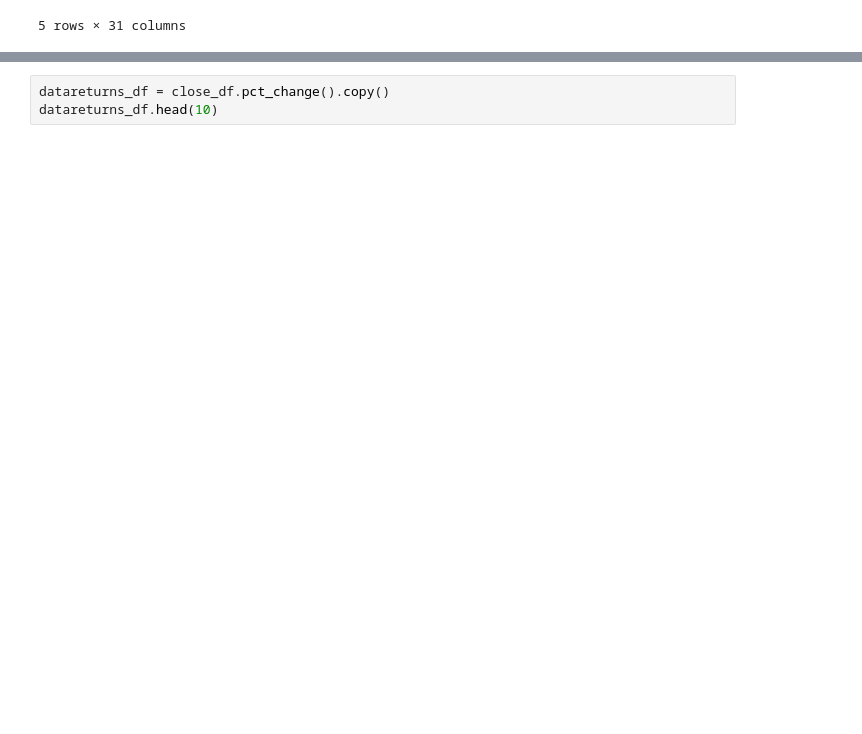
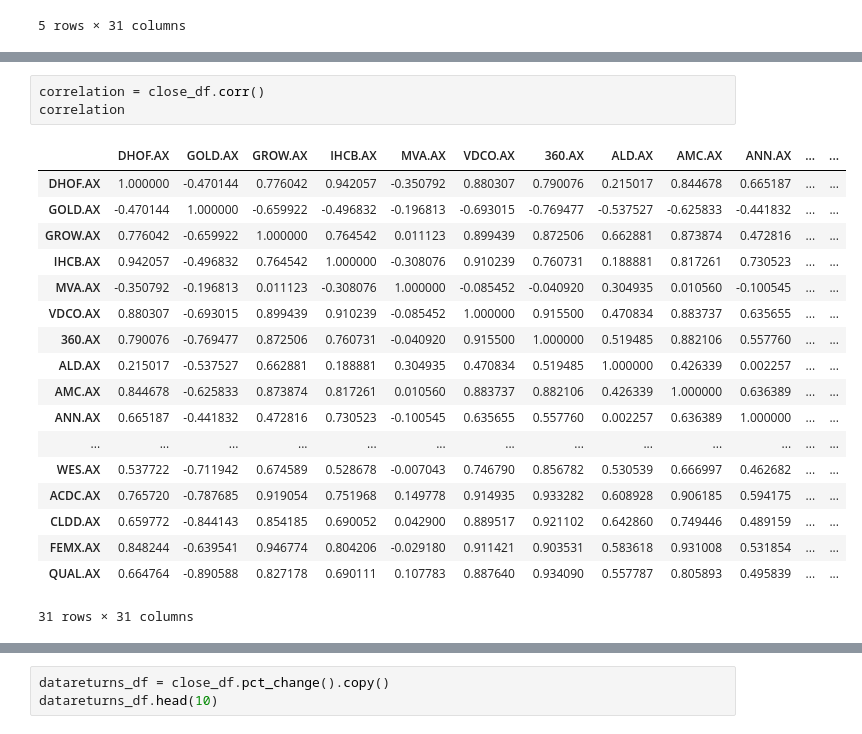
Before and after one commit to JimP315/PossibleAPI, a Jupyter notebook: PossibleAPI.ipynb, the cells around one changed output, grey strips where cells are left out. Drawn from its saved outputs; the diff is of its cells as text; blank space fills up the shorter version.

```diff
--- a/PossibleAPI.ipynb
+++ b/PossibleAPI.ipynb
@@ -38,0 +62,22 @@ close_df.head()
+# %%
+correlation = close_df.corr()
+correlation
+# %% [output]
+|  | DHOF.AX | GOLD.AX | GROW.AX | IHCB.AX | MVA.AX | VDCO.AX | 360.AX | ALD.AX | AMC.AX | ANN.AX | ... | ... |
+| DHOF.AX | 1.000000 | -0.470144 | 0.776042 | 0.942057 | -0.350792 | 0.880307 | 0.790076 | 0.215017 | 0.844678 | 0.665187 | ... | ... |
+| GOLD.AX | -0.470144 | 1.000000 | -0.659922 | -0.496832 | -0.196813 | -0.693015 | -0.769477 | -0.537527 | -0.625833 | -0.441832 | ... | ... |
+| GROW.AX | 0.776042 | -0.659922 | 1.000000 | 0.764542 | 0.011123 | 0.899439 | 0.872506 | 0.662881 | 0.873874 | 0.472816 | ... | ... |
+| IHCB.AX | 0.942057 | -0.496832 | 0.764542 | 1.000000 | -0.308076 | 0.910239 | 0.760731 | 0.188881 | 0.817261 | 0.730523 | ... | ... |
+| MVA.AX | -0.350792 | -0.196813 | 0.011123 | -0.308076 | 1.000000 | -0.085452 | -0.040920 | 0.304935 | 0.010560 | -0.100545 | ... | ... |
+| VDCO.AX | 0.880307 | -0.693015 | 0.899439 | 0.910239 | -0.085452 | 1.000000 | 0.915500 | 0.470834 | 0.883737 | 0.635655 | ... | ... |
+| 360.AX | 0.790076 | -0.769477 | 0.872506 | 0.760731 | -0.040920 | 0.915500 | 1.000000 | 0.519485 | 0.882106 | 0.557760 | ... | ... |
+| ALD.AX | 0.215017 | -0.537527 | 0.662881 | 0.188881 | 0.304935 | 0.470834 | 0.519485 | 1.000000 | 0.426339 | 0.002257 | ... | ... |
+| AMC.AX | 0.844678 | -0.625833 | 0.873874 | 0.817261 | 0.010560 | 0.883737 | 0.882106 | 0.426339 | 1.000000 | 0.636389 | ... | ... |
+| ANN.AX | 0.665187 | -0.441832 | 0.472816 | 0.730523 | -0.100545 | 0.635655 | 0.557760 | 0.002257 | 0.636389 | 1.000000 | ... | ... |
+| ... | ... | ... | ... | ... | ... | ... | ... | ... | ... | ... | ... | ... |
+| WES.AX | 0.537722 | -0.711942 | 0.674589 | 0.528678 | -0.007043 | 0.746790 | 0.856782 | 0.530539 | 0.666997 | 0.462682 | ... | ... |
+| ACDC.AX | 0.765720 | -0.787685 | 0.919054 | 0.751968 | 0.149778 | 0.914935 | 0.933282 | 0.608928 | 0.906185 | 0.594175 | ... | ... |
+| CLDD.AX | 0.659772 | -0.844143 | 0.854185 | 0.690052 | 0.042900 | 0.889517 | 0.921102 | 0.642860 | 0.749446 | 0.489159 | ... | ... |
+| FEMX.AX | 0.848244 | -0.639541 | 0.946774 | 0.804206 | -0.029180 | 0.911421 | 0.903531 | 0.583618 | 0.931008 | 0.531854 | ... | ... |
+| QUAL.AX | 0.664764 | -0.890588 | 0.827178 | 0.690111 | 0.107783 | 0.887640 | 0.934090 | 0.557787 | 0.805893 | 0.495839 | ... | ... |
+31 rows × 31 columns
```
Also changed, not shown: parts of 5 cells of this notebook.
